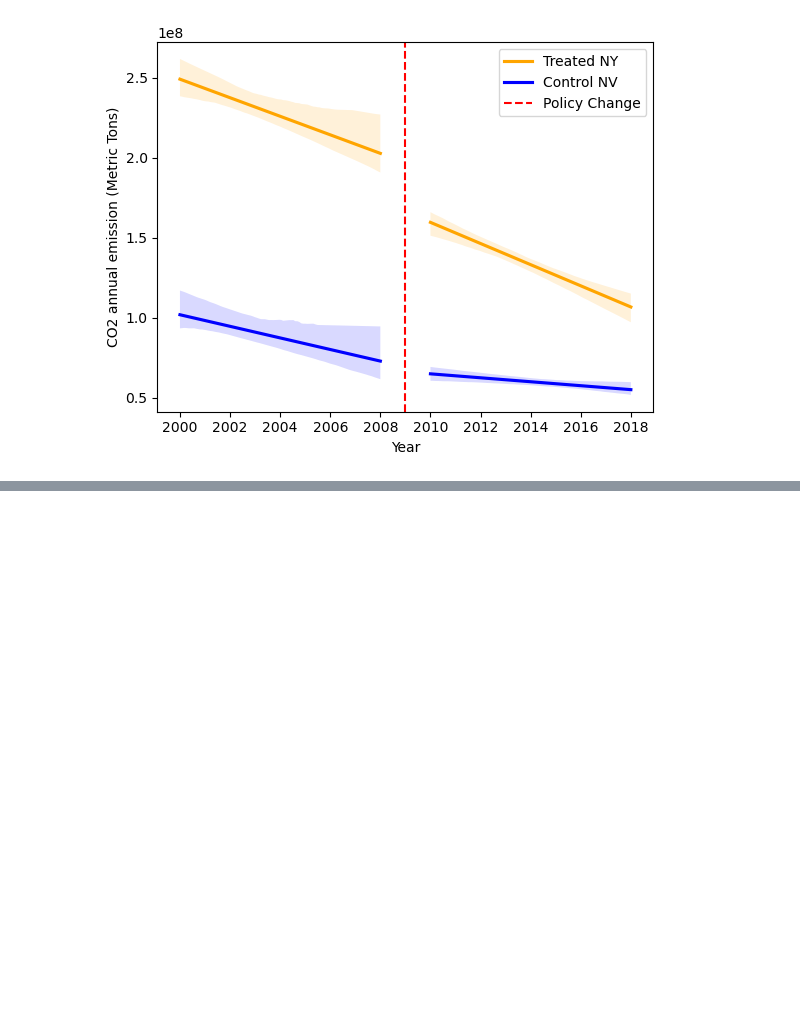
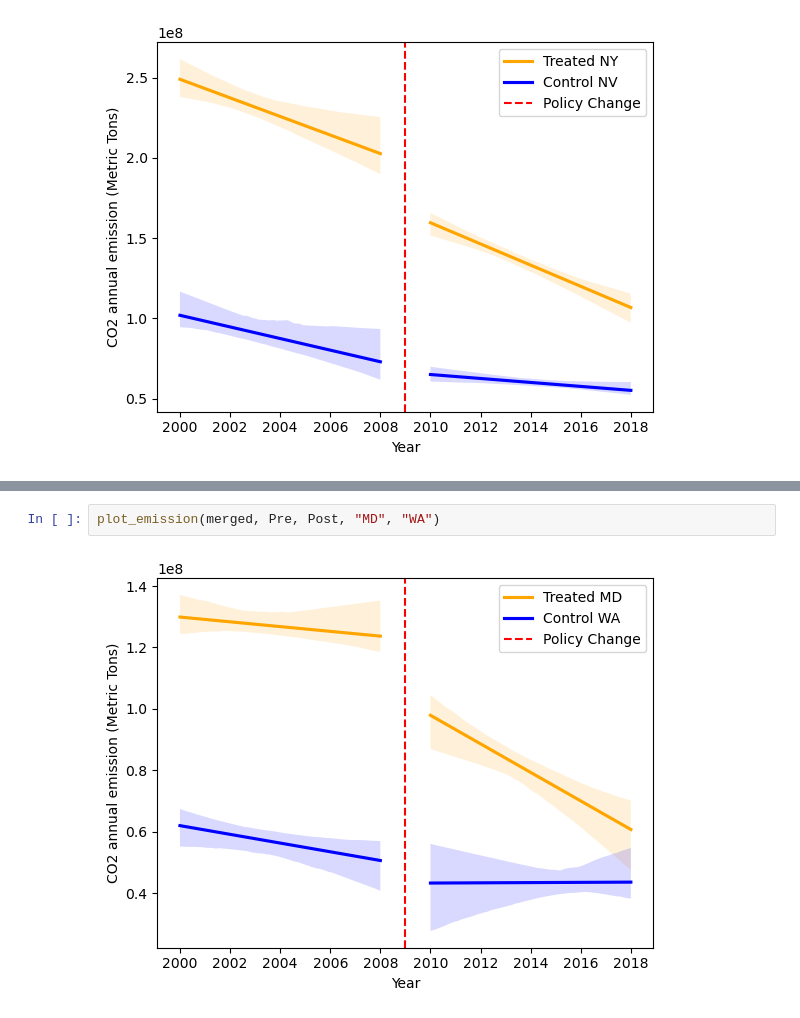
Before and after one commit to MIDS-at-Duke/uds-2024-flamingo, a Jupyter notebook: code/ML_emission.ipynb, the cells around one changed output, grey strips where cells are left out. Drawn from its saved outputs; the diff is of its cells as text; blank space fills up the shorter version.

```diff
--- a/code/ML_emission.ipynb
+++ b/code/ML_emission.ipynb
@@ -147,0 +162,4 @@ plot_emission(merged, Pre, Post, "NY", "NV")
+# %%
+plot_emission(merged, Pre, Post, "MD", "WA")
+# %% [output]
+[figure, added]
```
Also changed, not shown: parts of 5 cells of this notebook, 2 other files.
